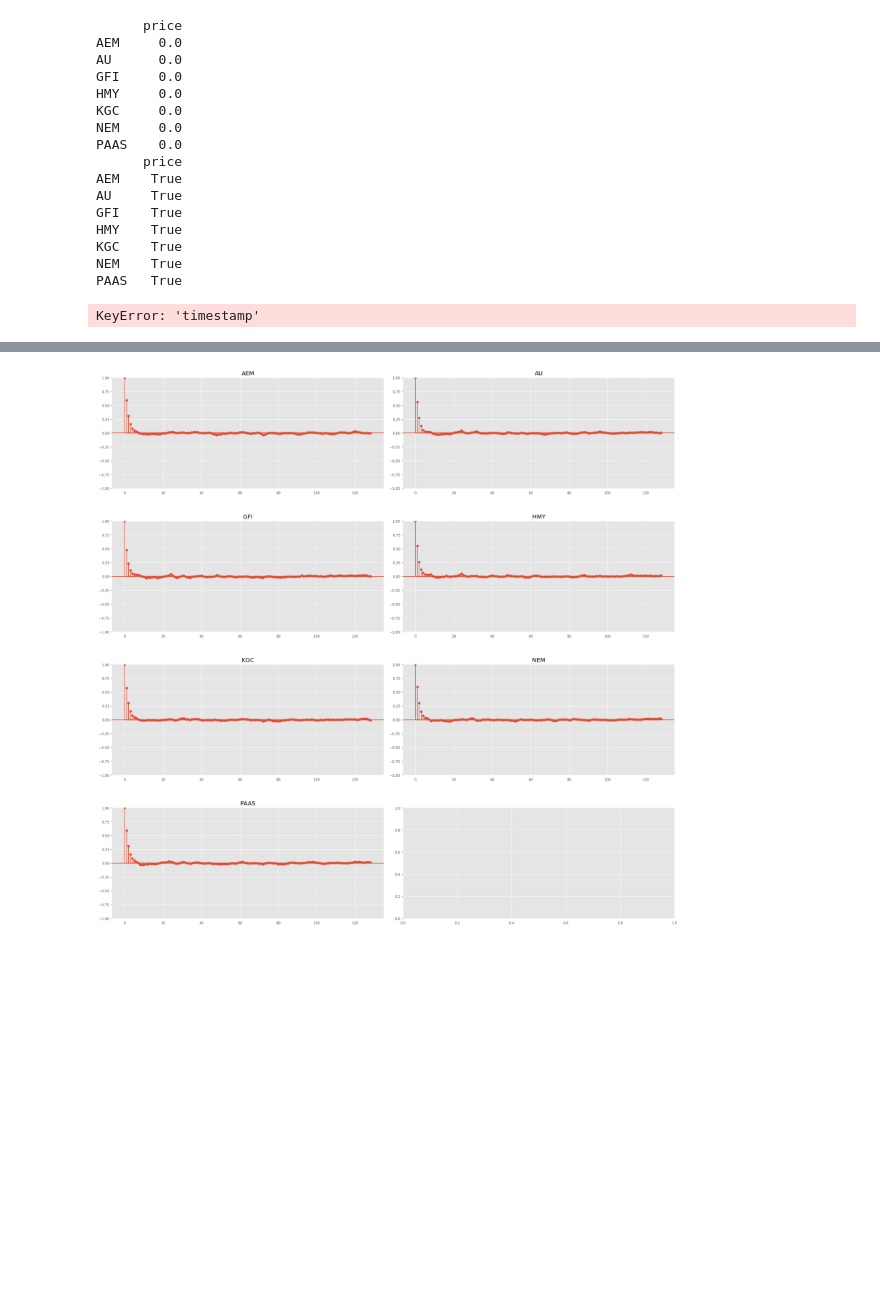
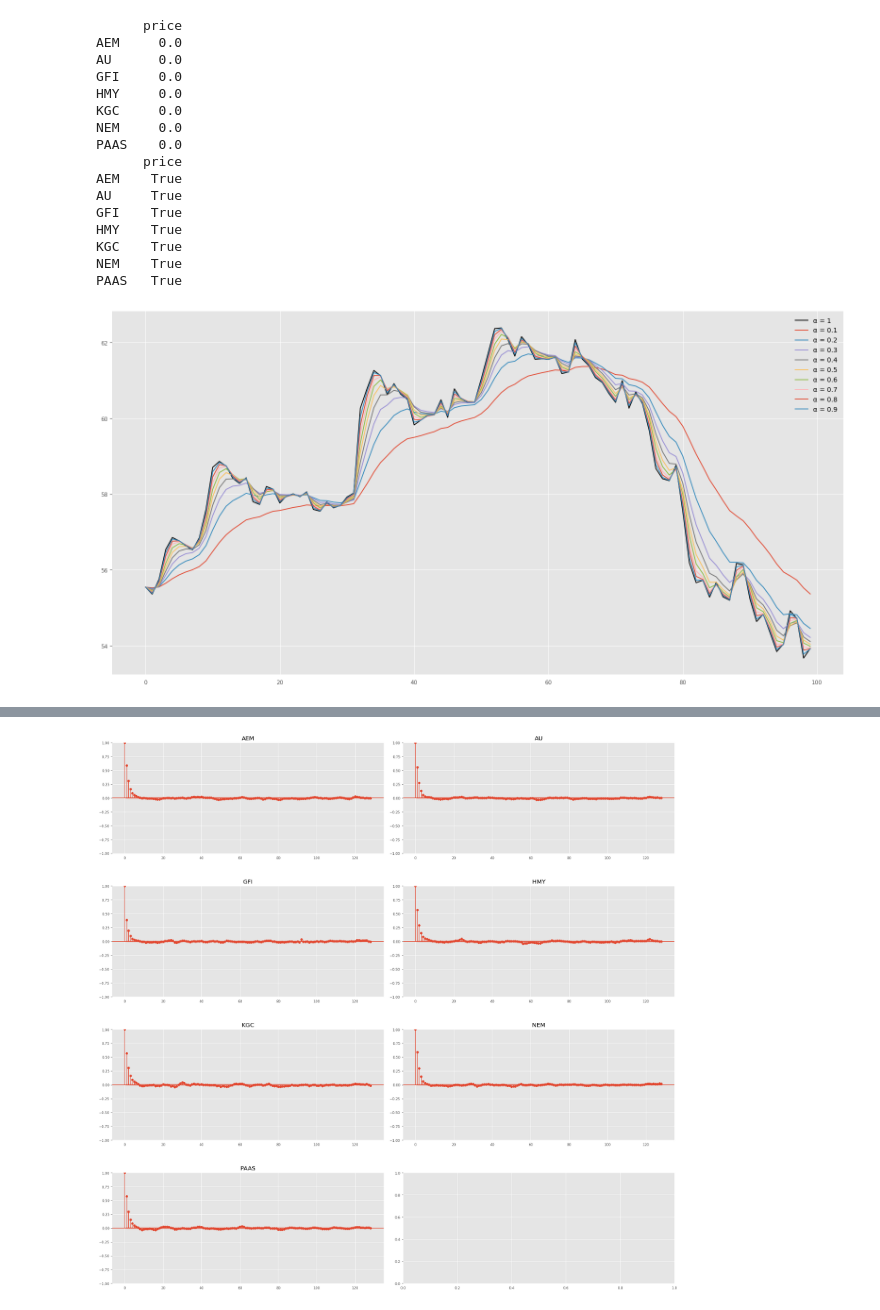
Before and after one commit to mikasso/nasdaq_forecasting, a Jupyter notebook: visualization.ipynb, the cells around one changed output, grey strips where cells are left out. Cells and saved outputs as stored; diff of their text form; code cells hidden in the pictures; blank space fills up the shorter version.

```diff
--- a/visualization.ipynb
+++ b/visualization.ipynb
@@ -141,19 +149,18 @@ PAAS   True
 # %%
 from smoothing import smooth
 
-gold_ts = TimeSeries.from_dataframe(read_csv_ts("data/daily/GOLD.csv")[["adjclose"]])
 
-series = gold_ts[0:100]
+series = ds.original.series[0][0:100]
 plt.plot(range(0,100), series.values(), label=f"α = {1}", color="black")
 for i in range (1,10):
     alpha = i / 10
     smoothed = smooth(series, alpha)
     plt.plot(range(0,100), smoothed.values(), label=f"α = {alpha}")
 
 
 plt.legend(loc="upper right")
 plt.show()
 # %% [output]
-KeyError: 'timestamp'
+[figure, added]
 # %%
 cov_df = ds.covariates.train[0].pd_dataframe()
```
Also changed, not shown: parts of 9 cells of this notebook, 1 other file.
